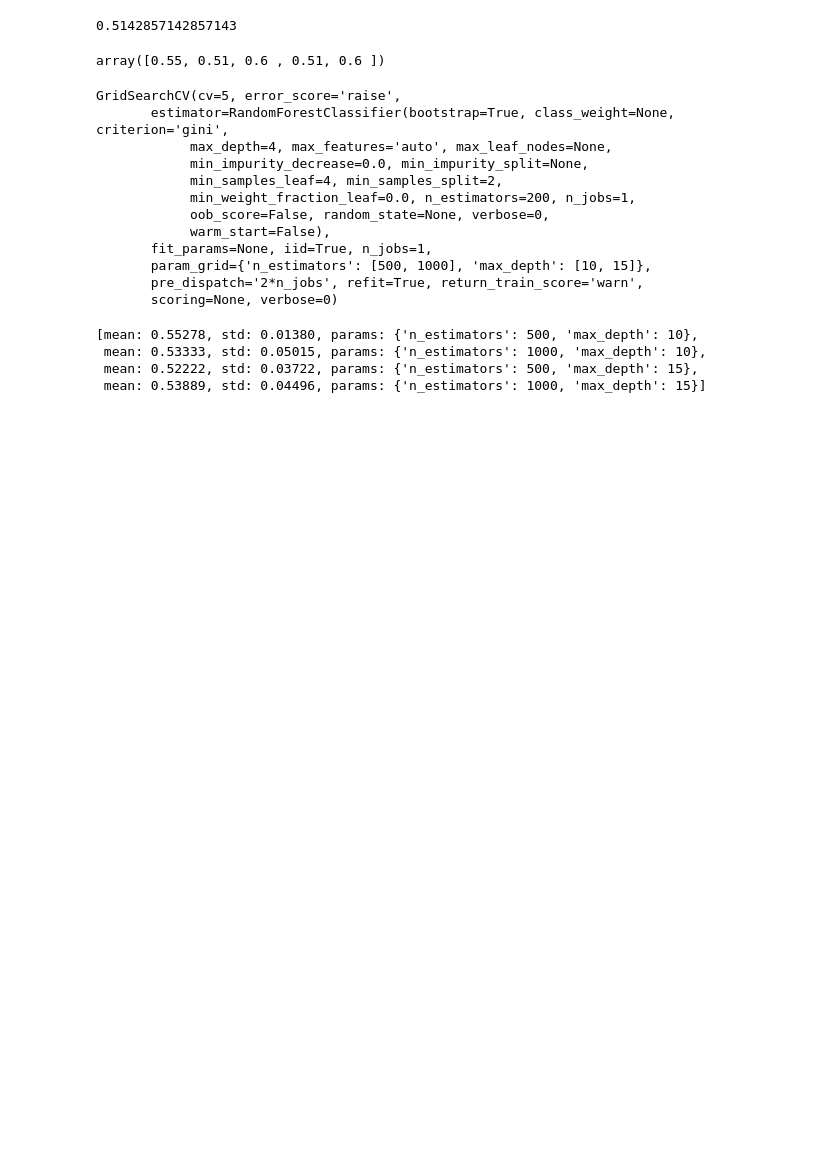
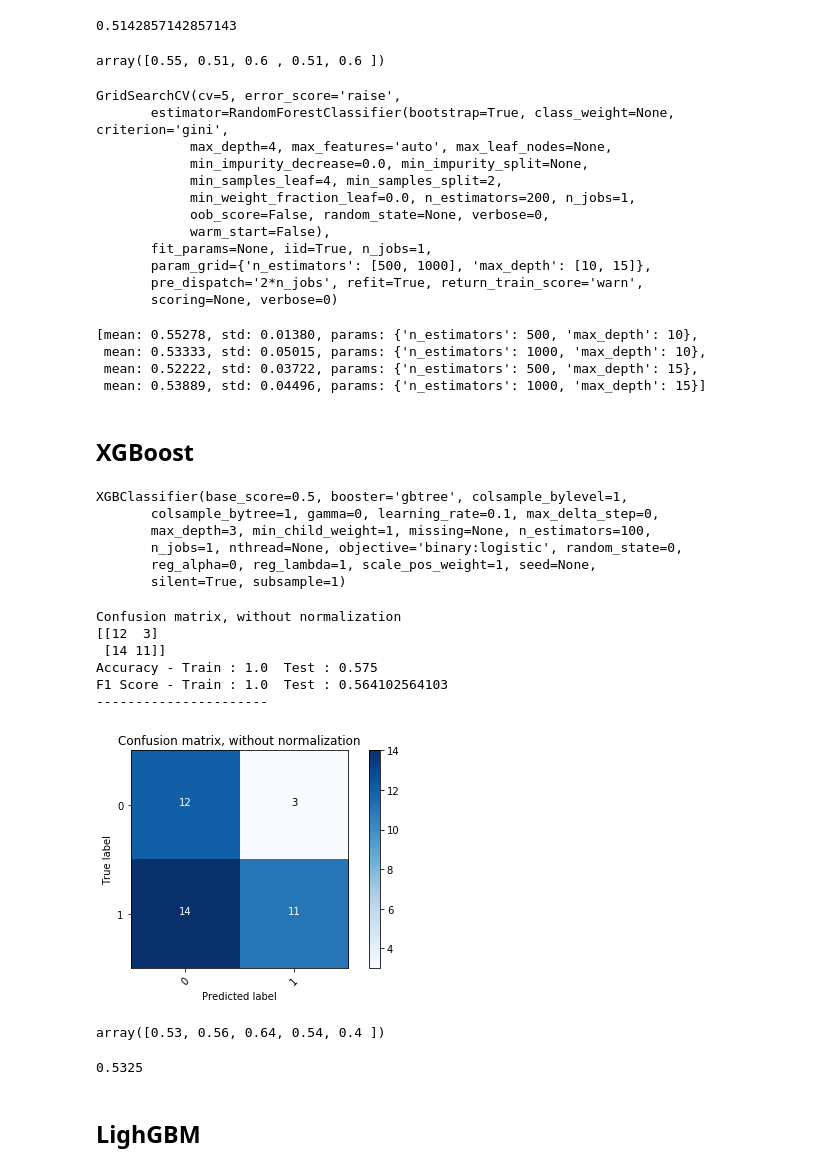
Before and after one commit to rsk2327/CBIG, a Jupyter notebook: RF_Modeling.ipynb, the cells around one changed output. Drawn from its saved outputs; the diff is of its cells as text; code cells hidden in the pictures; blank space fills up the shorter version.

```diff
--- a/RF_Modeling.ipynb
+++ b/RF_Modeling.ipynb
@@ -81,6 +83,6 @@ X.shape
 # %% [output]
 (400, 50625)
 # %%
-pcaModel = PCA(n_components=150)
+pcaModel = PCA(n_components=1500)
 pcaModel.fit(X)
 # %% [output]
@@ -172,3 +174,5 @@ grid_search.grid_scores_
  mean: 0.53333, std: 0.05015, params: {'n_estimators': 1000, 'max_depth': 10},
  mean: 0.52222, std: 0.03722, params: {'n_estimators': 500, 'max_depth': 15},
  mean: 0.53889, std: 0.04496, params: {'n_estimators': 1000, 'max_depth': 15}]
+# %% [markdown]
+## XGBoost
@@ -174,0 +181,21 @@ grid_search.grid_scores_
+# %%
+xgModel = XGBClassifier()
+# %%
+xgModel.fit(trainx,trainy)
+# %% [output]
+XGBClassifier(base_score=0.5, booster='gbtree', colsample_bylevel=1,
+       colsample_bytree=1, gamma=0, learning_rate=0.1, max_delta_step=0,
+       max_depth=3, min_child_weight=1, missing=None, n_estimators=100,
+       n_jobs=1, nthread=None, objective='binary:logistic', random_state=0,
+       reg_alpha=0, reg_lambda=1, scale_pos_weight=1, seed=None,
+       silent=True, subsample=1)
+# %%
+printResults(xgModel,trainx,trainy,testx,testy)
+# %% [output]
+Confusion matrix, without normalization
+[[12  3]
+ [14 11]]
+Accuracy - Train : 1.0  Test : 0.575
+F1 Score - Train : 1.0  Test : 0.564102564103
+----------------------
+[figure, added]
@@ -174,0 +204,10 @@ grid_search.grid_scores_
+# %%
+cv
+# %% [output]
+array([0.53, 0.56, 0.64, 0.54, 0.4 ])
+# %%
+np.mean(cv)
+# %% [output]
+0.5325
+# %% [markdown]
+## LighGBM
```
Also changed, not shown: parts of 11 cells of this notebook, 3 other files.
